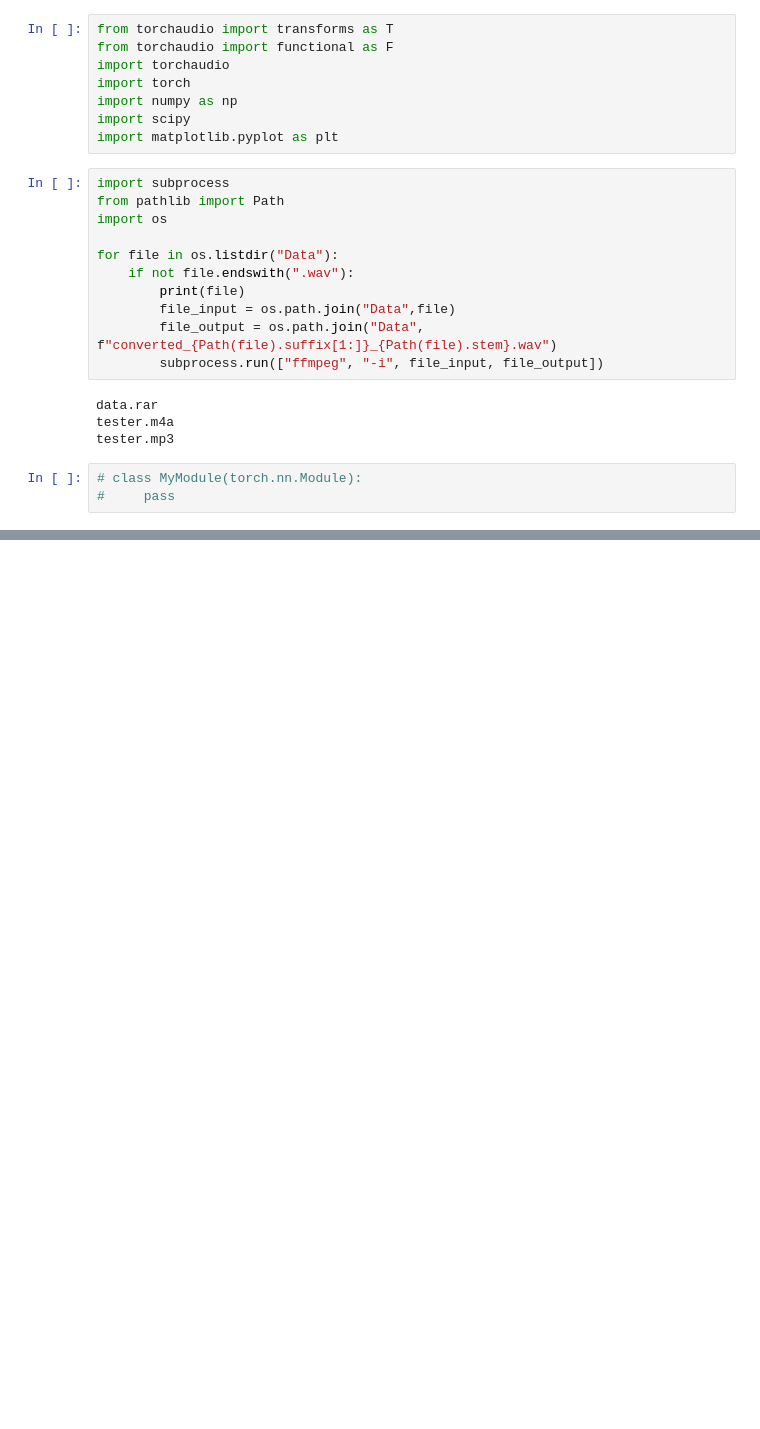
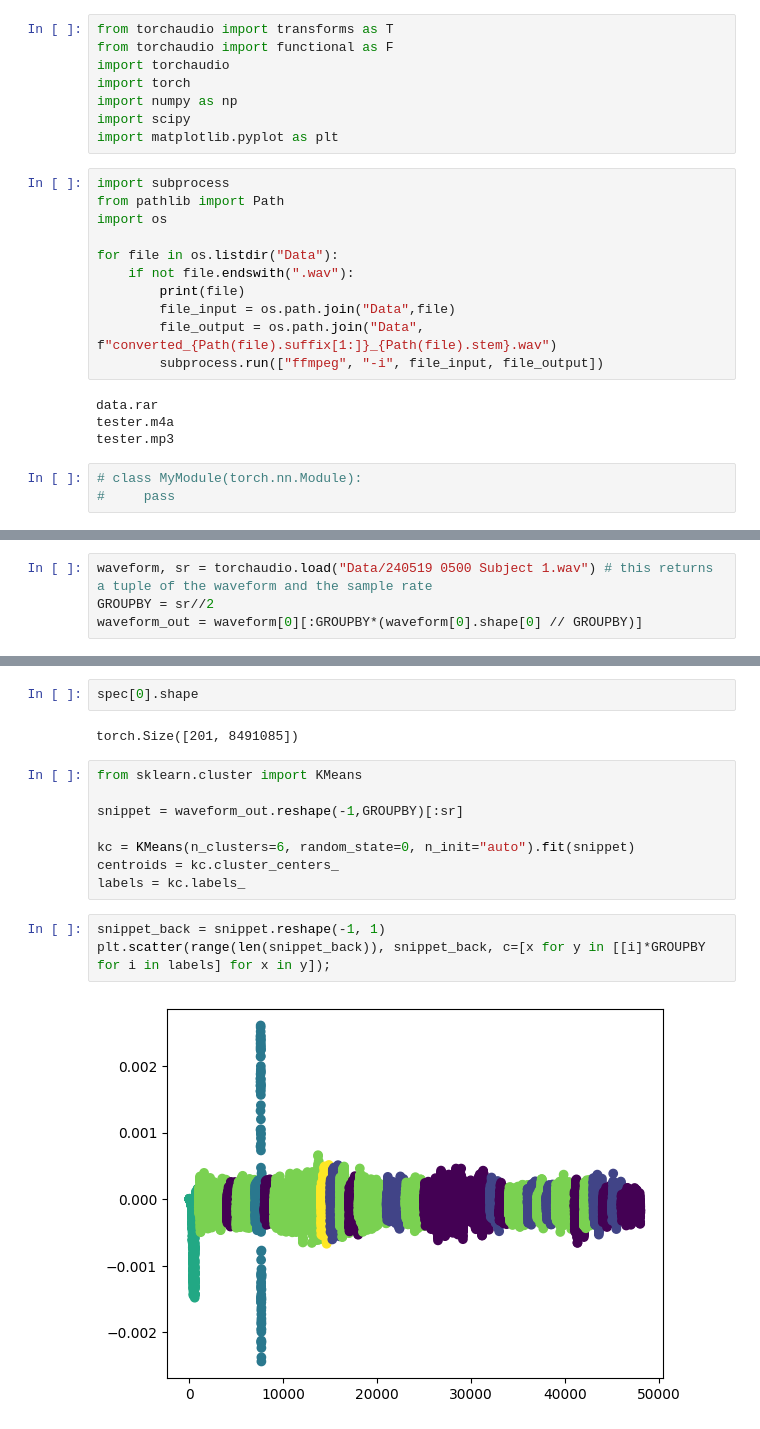
Before and after one commit to Apros7/Hackathons, a Jupyter notebook: Valhacks2024/tester.ipynb, the cells around one changed output, grey strips where cells are left out. Drawn from its saved outputs; the diff is of its cells as text; blank space fills up the shorter version.

```diff
--- a/Valhacks2024/tester.ipynb
+++ b/Valhacks2024/tester.ipynb
@@ -62,0 +62,4 @@ torch.Size([2, 201, 32129])
+# %%
+waveform, sr = torchaudio.load("Data/240519 0500 Subject 1.wav") # this returns a tuple of the waveform and the sample rate
+GROUPBY = sr//2
+waveform_out = waveform[0][:GROUPBY*(waveform[0].shape[0] // GROUPBY)]
@@ -62,0 +73,17 @@ torch.Size([2, 201, 32129])
+# %%
+spec[0].shape
+# %% [output]
+torch.Size([201, 8491085])
+# %%
+from sklearn.cluster import KMeans
+
+snippet = waveform_out.reshape(-1,GROUPBY)[:sr]
+
+kc = KMeans(n_clusters=6, random_state=0, n_init="auto").fit(snippet)
+centroids = kc.cluster_centers_
+labels = kc.labels_
+# %%
+snippet_back = snippet.reshape(-1, 1)
+plt.scatter(range(len(snippet_back)), snippet_back, c=[x for y in [[i]*GROUPBY for i in labels] for x in y]);
+# %% [output]
+[figure, added]
```
Also changed, not shown: parts of 3 cells of this notebook.
